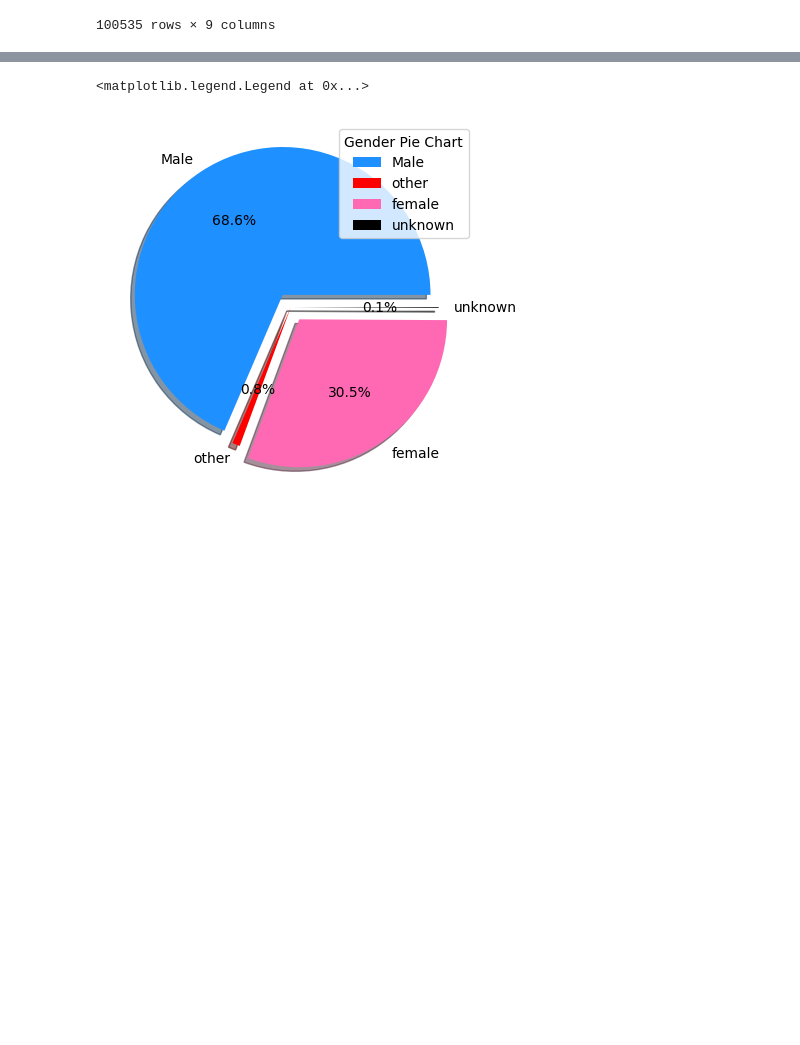
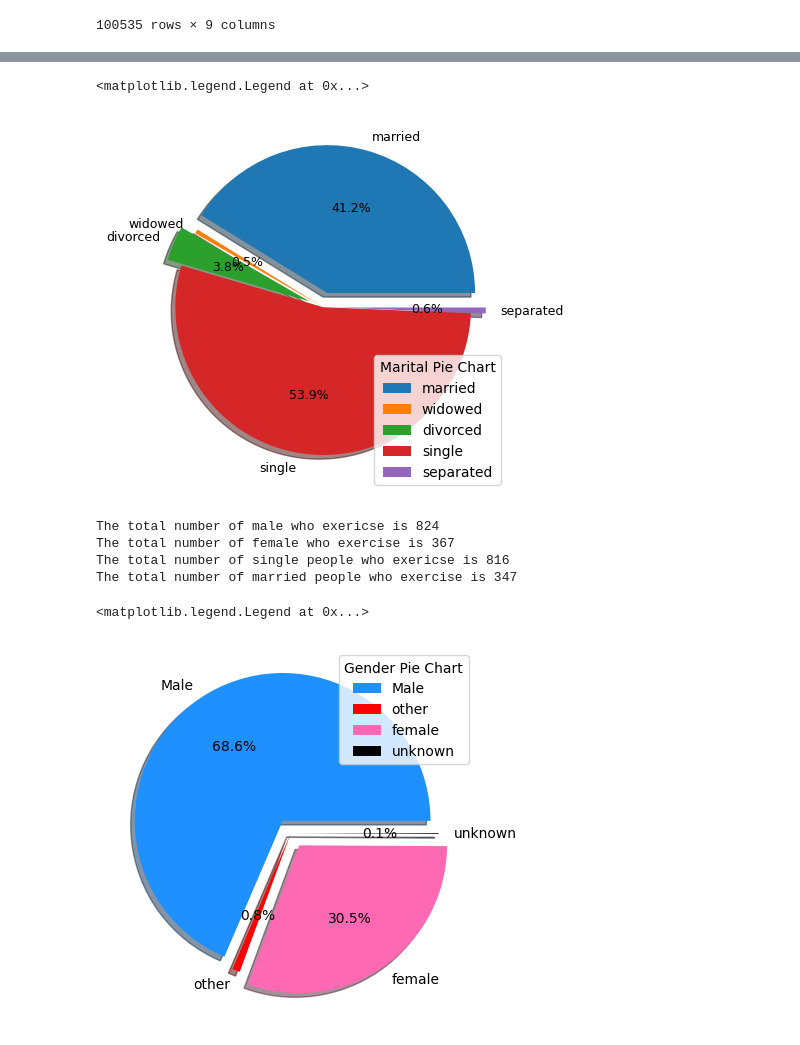
Before and after one commit to TZstatsADS/ads-fall2023-project1-fguo0805, a Jupyter notebook: doc/code.ipynb, the cells around one changed output, grey strips where cells are left out. Cells and saved outputs as stored; diff of their text form; code cells hidden in the pictures; blank space fills up the shorter version.

```diff
--- a/doc/code.ipynb
+++ b/doc/code.ipynb
@@ -41,3 +67,33 @@ df_processed = pd.merge(df_clean[df_clean["predicted_category"] == "exercise"],d
+# %%
+married_value = len(df_fm[df_fm["marital"]=='married'])
+widowed_value = len(df_fm[df_fm["marital"]=='widowed'])
+divorced_value = len(df_fm[df_fm["marital"]=='divorced'])
+separated_value = len(df_fm[df_fm["marital"]=='separated'])
+single_value = len(df_fm[df_fm["marital"]=='single'])
+marital_value = np.array([married_value,widowed_value,divorced_value,single_value,separated_value])
+m_pie_labels = ['married','widowed','divorced','single','separated']
+myexplode = [0.1, 0, 0.1, 0, 0.1]
+plt.pie(marital_value,labels = m_pie_labels, explode = myexplode,autopct='%1.1f%%',textprops={'fontsize':9},shadow = True)
+plt.legend(title = "Marital Pie Chart", loc = "lower right")
+# %% [output]
+<matplotlib.legend.Legend at 0x...>
+[figure, added]
+# %%
+df_processed = pd.merge(df_clean[df_clean["predicted_category"] == "exercise"],df_demo)
+# df_processed.to_csv(r'/Users/feiyuguo/Documents/GitHub/ads-fall2023-project1-fguo0805/output/df_processed.csv')
+male_total_exercise = len(df_processed[df_processed["gender"] == "m"])
+female_total_exercise = len(df_processed[df_processed["gender"] == "f"])
+single_total_exercise = len(df_processed[df_processed["marital"] == "single"])
+married_total_exercise= len(df_processed[df_processed["marital"] == "married"])
+print(f"The total number of male who exericse is " + str(male_total_exercise))
+print(f"The total number of female who exercise is " + str(female_total_exercise))
+print(f"The total number of single people who exericse is " + str(single_total_exercise))
+print(f"The total number of married people who exercise is " + str(married_total_exercise))
+# %% [output]
+The total number of male who exericse is 824
+The total number of female who exercise is 367
+The total number of single people who exericse is 816
+The total number of married people who exercise is 347
 # %%
 male_value = len(df_processed[df_processed["gender"]=='m'])
 female_value = len(df_processed[df_processed["gender"]=='f'])
```
Also changed, not shown: parts of 5 cells of this notebook.
